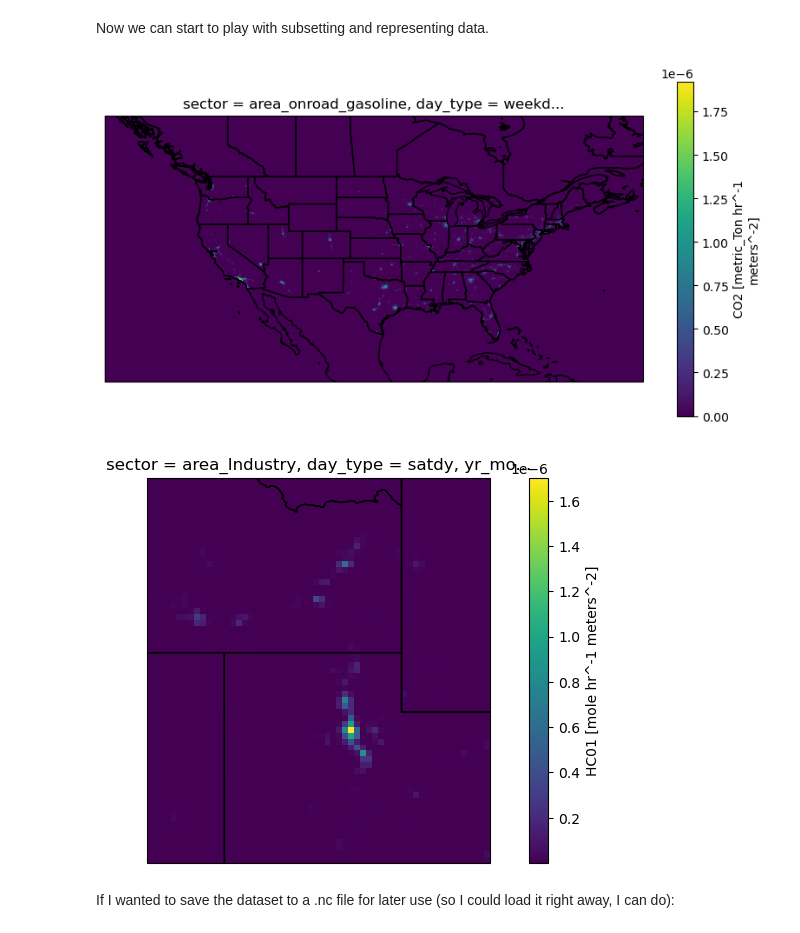
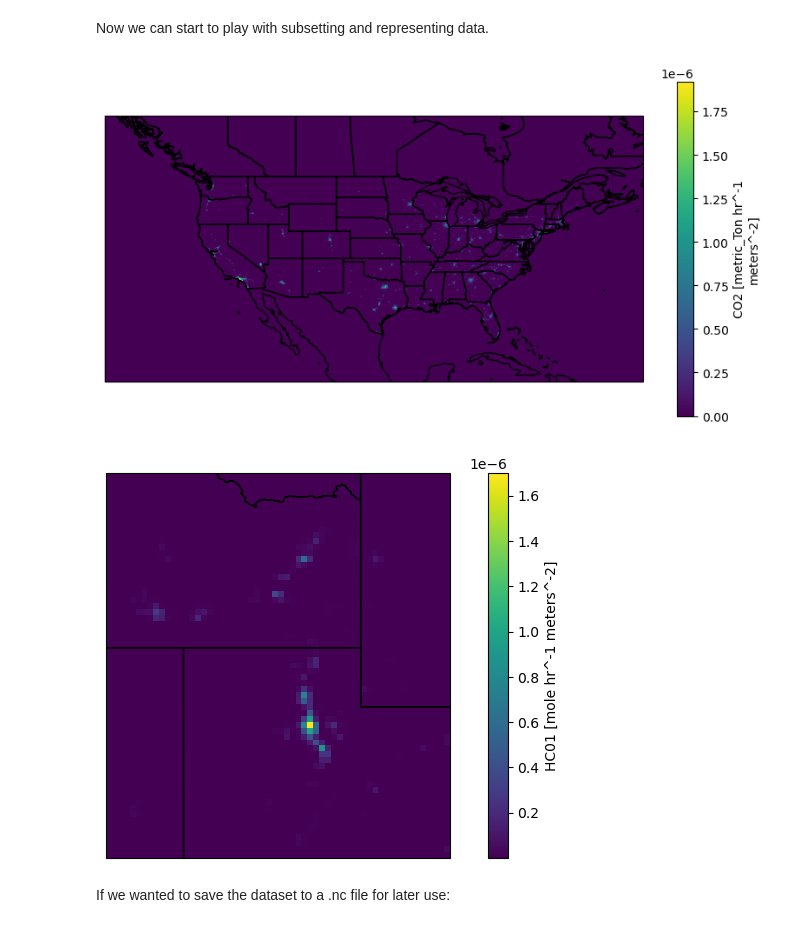
Before and after one commit to agmeyer4/noaa_csl, a Jupyter notebook: ipynbs/regridded_handling.ipynb, the cells around one changed output. Drawn from its saved outputs; the diff is of its cells as text; code cells hidden in the pictures.

```diff
--- a/ipynbs/regridded_handling.ipynb
+++ b/ipynbs/regridded_handling.ipynb
@@ -33,7 +36,10 @@ import noaa_csl_funcs as ncf
 # %%
 class Regridded_CSL_Handler:
     '''A class to handle NOAA CSL inventory data that has been regridded and organized by regrid_data.py'''
+
     def __init__(self,regridded_path,bau_or_covid='COVID'):
+        '''Everything revolves around the "regridded_path", which determines sectors via the filenames contained within'''
+
         self.regridded_path = regridded_path
         self.sectors = self.get_sectors()
         self.bau_or_covid = bau_or_covid
@@ -53,7 +59,7 @@ class Regridded_CSL_Handler:
         return sectors
 
     def get_sector_subset_list(self,sector_subset):
-        '''Gets a subset of the sectors which could be one, all, or sum
+        '''Gets a subset of the sectors which could be one, all, or some
 
         Args:
         sector_subset (str,list): "all" will return all sectors,  'point' will return point sectors, 'area' will return area sectors, a list will just return that list
@@ -100,7 +106,7 @@ class Regridded_CSL_Handler:
         return days_in_range
 
     def get_files_in_days(self,days_paths):
-        '''Gets the files that exist in the path
+        '''Gets the files that exist in the paths
 
         Args:
         days_path (list) : list of paths to the days folders
@@ -211,41 +218,52 @@ bc7d70102e5509ecec2799fff7032a45afb1c44f
 Now we can start to play with subsetting and representing data.
 # %%
 # For example:
-# This is the mean daily emission rate of CO2 from onroad_gasoline vehicle on a weekday in Jan 2019 in the whole us
-plotds = ds_combined.sel(sector='area_onroad_gasoline',day_type='weekdy',yr_mo='2019-1')['CO2'].mean(dim='utc_hour',keep_attrs = True)
+# This is the mean daily emission rate of CO2 from onroad_gasoline vehicle on a weekday in Jan 2019 in the whole US
+spec = 'CO2'
+plotds = ds_combined.sel(sector='area_onroad_gasoline',
+                         day_type='weekdy',
+                         yr_mo='2019-1'
+                         )[spec].mean(dim='utc_hour',keep_attrs=True)
 
-proj = ccrs.PlateCarree()
-fig = plt.figure(figsize=(10,5))
-ax = plt.axes(projection = proj)
-plotds.plot.pcolormesh('lon','lat',ax = ax,cmap = 'viridis')
-ax.coastlines()
-ax.add_feature(cfeature.BORDERS)
-ax.add_feature(cfeature.STATES)
-plt.show()
+#Plotting
+proj = ccrs.PlateCarree() #set the projection
+fig = plt.figure(figsize=(10,5)) #setup the figure
+ax = plt.axes(projection = proj) #setup the axis with correct projection
+plotds.plot.pcolormesh('lon','lat',ax = ax,cmap = 'viridis') #plot the dataset on the ax
+ax.coastlines() #add coastlines
+ax.add_feature(cfeature.BORDERS) #borders
+ax.add_feature(cfeature.STATES) #states
+plt.title('')
+plt.show() #show it
 # %% [output]
-[figure, old version]
+[figure, new version]
 # %%
-#And this is the mean daily emission rate of methane (HC01) from industry on a saturday in Febuary 2019, around northern Utah
+#This is the mean daily emission rate of methane (HC01) from industry on a saturday in Febuary 2019 near northern Utah
+# TODO This takes a long time. Find the bottleneck. Suspect it is the lat lon slicing? why tho...
 map_extent={'lon_low':-115.4,
+
             'lon_high':-109.6,
             'lat_low':38.5,
-            'lat_high':45.0}
-plotds = ds_combined.sel(sector='area_Industry',day_type='satdy',yr_mo='2019-2',
+            'lat_high':45.0} #define the extent
+
+plotds = ds_combined.sel(sector='area_Industry',day_type='satdy',yr_mo='2019-2', #sector day type and month
                          lat=slice(map_extent['lat_low'],map_extent['lat_high']),
-                         lon=slice(map_extent['lon_low'],map_extent['lon_high']))['HC01'].mean(dim='utc_hour',keep_attrs = True)
+                         lon=slice(map_extent['lon_low'],map_extent['lon_high']) #subselect the bounding box in lat lon
+                         )['HC01'].mean(dim='utc_hour',keep_attrs = True) #take methane (HC01) and the mean hourly
 
 proj = ccrs.PlateCarree()
 fig = plt.figure(figsize=(10,5))
 ax = plt.axes(projection = proj)
 plotds.plot.pcolormesh('lon','lat',ax = ax,cmap = 'viridis')
 ax.coastlines()
 ax.add_feature(cfeature.BORDERS)
 ax.add_feature(cfeature.STATES)
+plt.title('')
 plt.show()
 # %% [output]
-[figure, old version]
+[figure, new version]
 # %% [markdown]
-If I wanted to save the dataset to a .nc file for later use (so I could load it right away, I can do):
+If we wanted to save the dataset to a .nc file for later use:
 # %%
 full_save_path = '/uufs/chpc.utah.edu/common/home/u0890904/test/test_save.nc'
 ds_combined.to_netcdf(full_save_path)
```
Also changed, not shown: parts of 4 cells of this notebook.
